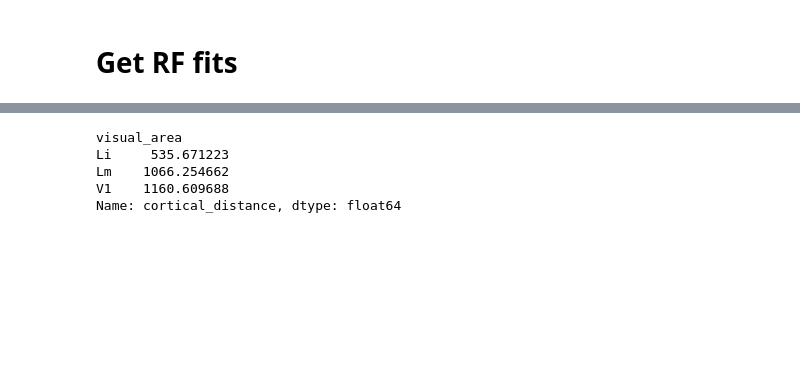
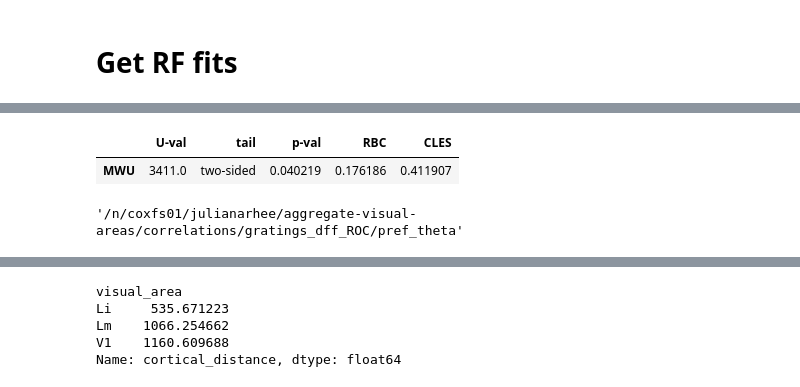
Before and after one commit to julianarhee/rat-2p-area-characterizations, a Jupyter notebook: analyze2p/gratings/gratings-correlations.ipynb, the cells around one changed output, grey strips where cells are left out. Saved outputs shown, nothing was run; the diff lists cells and outputs as text; code cells hidden in the pictures; blank space fills up the shorter version.

```diff
--- a/analyze2p/gratings/gratings-correlations.ipynb
+++ b/analyze2p/gratings/gratings-correlations.ipynb
@@ -339,0 +439,31 @@ pl.subplots_adjust(bottom=0.3, right=0.7)
+# %%
+%matplotlib notebook
+y_var='pref_ori_diff_abs'
+scatter_kws={'s':2}
+
+vg = angdists[angdists.visual_area==va]
+fig, axn = pl.subplots(3, 3, figsize=(6,5))
+for va, vg in angdists.groupby('visual_area'):
+    vi = visual_areas.index(va)
+    ax=axn[vi, 0]
+    g0 = sns.regplot(data=vg[vg['cortical_distance']<=50], ax=ax, scatter=True,
+                    x='cortical_distance', y=y_var,
+                    scatter_kws=scatter_kws)
+    ax=axn[vi, 1]
+    g0 = sns.regplot(data=vg[(vg['cortical_distance']<=200)
+                            & (vg['cortical_distance']>100)], ax=ax, scatter=True,
+                    x='cortical_distance', y=y_var,
+                    scatter_kws=scatter_kws)
+    ax=axn[vi, 2]
+    g0 = sns.regplot(data=vg[(vg['cortical_distance']<=800)
+                            & (vg['cortical_distance']>300)], ax=ax, scatter=True,
+                    x='cortical_distance', y=y_var,
+                    scatter_kws=scatter_kws)
+for ax in axn.flat:
+    ax.set_box_aspect(1)
+pl.subplots_adjust(left=0.1, right=0.9, bottom=0.1, wspace=0.5, hspace=0.7)
+
+pplot.label_figure(fig, data_id)
+
+figname = '%s_v_CTX_near-mid-far' % y_var
+pl.savefig(os.path.join(curr_dst_dir, '%s.svg' % figname))
@@ -339,0 +480,9 @@ pl.subplots_adjust(bottom=0.3, right=0.7)
+# %%
+pg.mwu(v1, v2)
+# %% [output]
+|  | U-val | tail | p-val | RBC | CLES |
+| MWU | 3411.0 | two-sided | 0.040219 | 0.176186 | 0.411907 |
+# %%
+curr_dst_dir
+# %% [output]
+'/n/coxfs01/julianarhee/aggregate-visual-areas/correlations/gratings_dff_ROC/pref_theta'
```
Also changed, not shown: parts of 66 cells of this notebook, 8 other files.
